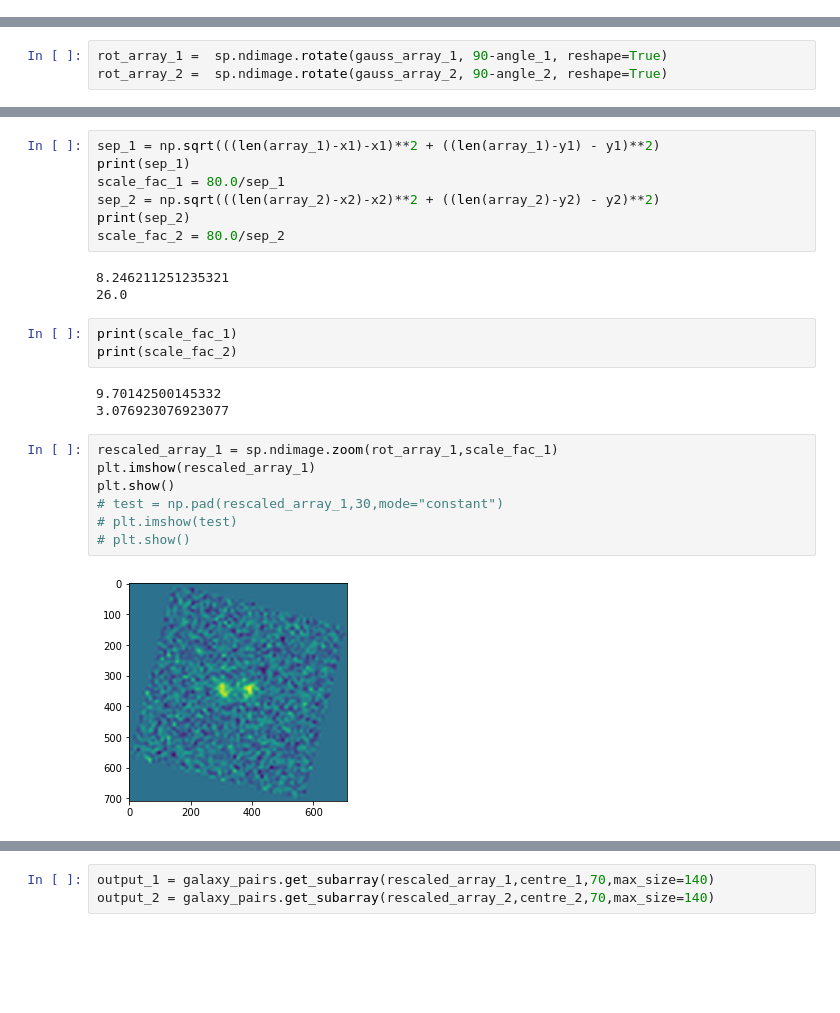
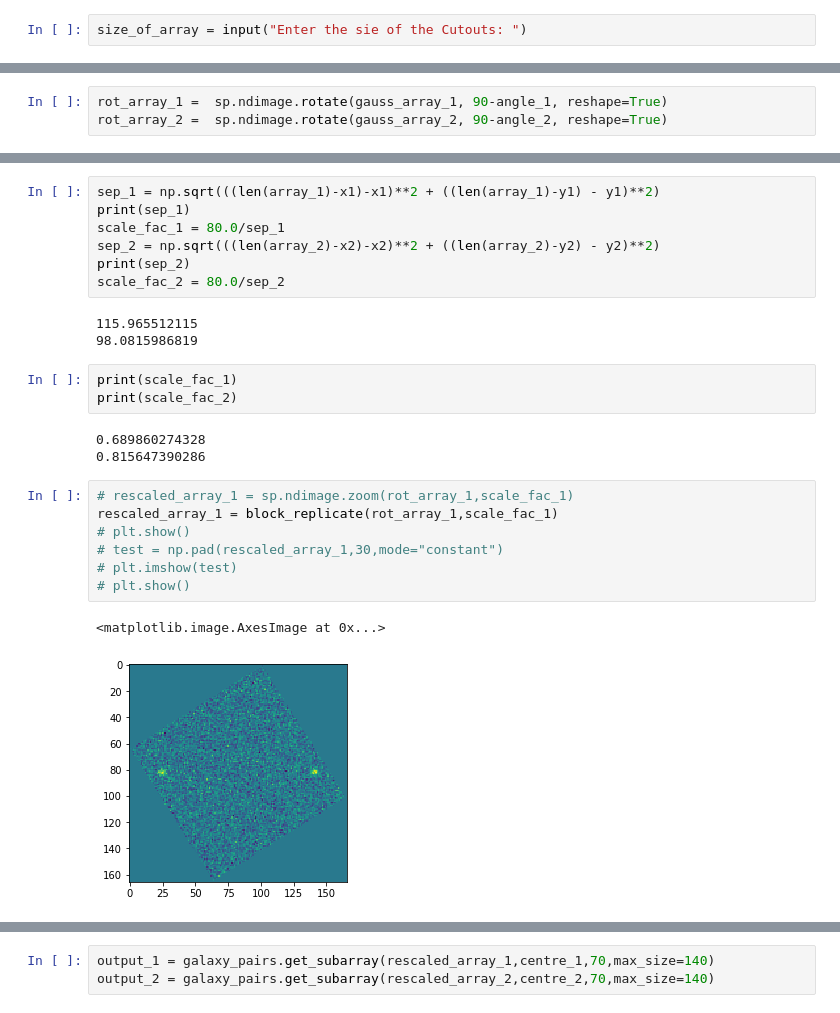
Before and after one commit to mdezylva/masters, a Jupyter notebook: Notebooks/rescaling_testing.ipynb, the cells around one changed output, grey strips where cells are left out. Cells and saved outputs as stored; diff of their text form; blank space fills up the shorter version.

```diff
--- a/Notebooks/rescaling_testing.ipynb
+++ b/Notebooks/rescaling_testing.ipynb
@@ -38,0 +41,2 @@ FlatLambdaCDM(name="Planck15", H0=67.7 km / (Mpc s), Om0=0.307, Tcmb0=2.725 K, N
+# %%
+size_of_array = input("Enter the sie of the Cutouts: ")
@@ -127,23 +131,24 @@ sep_2 = np.sqrt(((len(array_2)-x2)-x2)**2 + ((len(array_2)-y2) - y2)**2)
 print(sep_2)
 scale_fac_2 = 80.0/sep_2
 # %% [output]
-8.246211251235321
-26.0
+115.965512115
+98.0815986819
 # %%
 print(scale_fac_1)
 print(scale_fac_2)
 # %% [output]
-9.70142500145332
-3.076923076923077
+0.689860274328
+0.815647390286
 # %%
-rescaled_array_1 = sp.ndimage.zoom(rot_array_1,scale_fac_1)
-plt.imshow(rescaled_array_1)
-plt.show()
+# rescaled_array_1 = sp.ndimage.zoom(rot_array_1,scale_fac_1)
+rescaled_array_1 = block_replicate(rot_array_1,scale_fac_1)
+# plt.show()
 # test = np.pad(rescaled_array_1,30,mode="constant")
 # plt.imshow(test)
 # plt.show()
 # %% [output]
+<matplotlib.image.AxesImage at 0x...>
-[figure, old version]
+[figure, new version]
 # %%
 rescaled_array_2 = sp.ndimage.zoom(rot_array_2,scale_fac_2)
 plt.imshow(rescaled_array_2)
```
Also changed, not shown: parts of 20 cells of this notebook, 8 other files.
